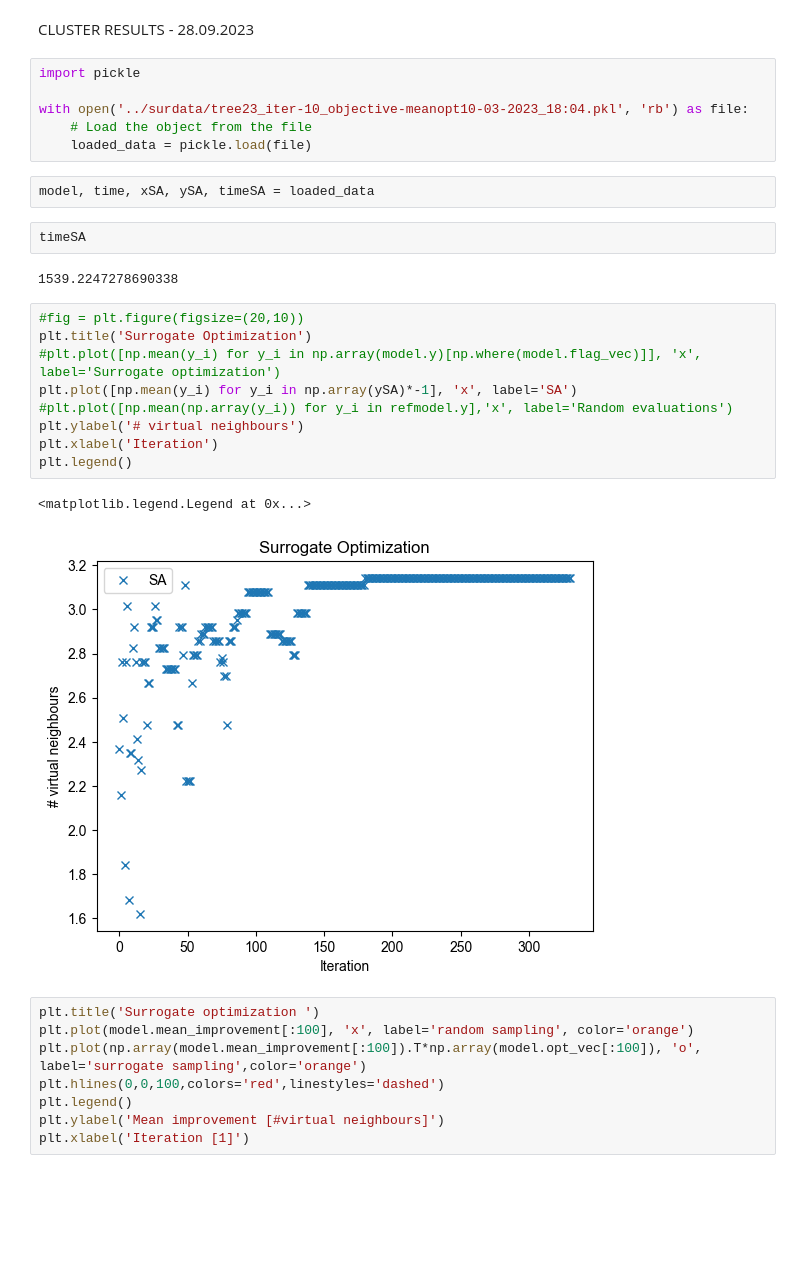
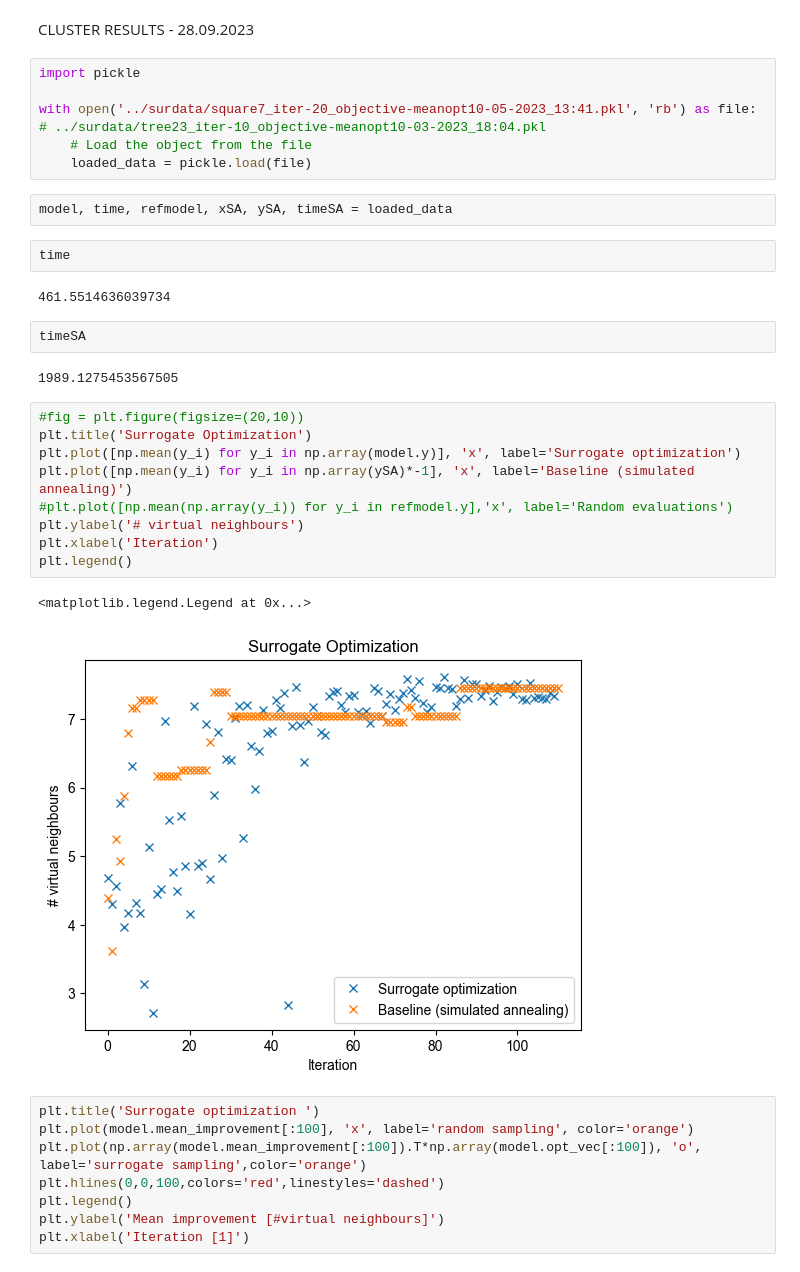
Before and after one commit to Luisenden/qnetsur, a Jupyter notebook: test.ipynb, the cells around one changed output. Cells and saved outputs as stored; diff of their text form; blank space fills up the shorter version.

```diff
--- a/test.ipynb
+++ b/test.ipynb
@@ -18,27 +18,31 @@ CLUSTER RESULTS - 28.09.2023
 # %%
 import pickle
 
-with open('../surdata/tree23_iter-10_objective-meanopt10-03-2023_18:04.pkl', 'rb') as file:
+with open('../surdata/square7_iter-20_objective-meanopt10-05-2023_13:41.pkl', 'rb') as file: # ../surdata/tree23_iter-10_objective-meanopt10-03-2023_18:04.pkl
     # Load the object from the file
     loaded_data = pickle.load(file)
 # %%
-model, time, xSA, ySA, timeSA = loaded_data
+model, time, refmodel, xSA, ySA, timeSA = loaded_data
+# %%
+time
+# %% [output]
+461.5514636039734
 # %%
 timeSA
 # %% [output]
-1539.2247278690338
+1989.1275453567505
 # %%
 #fig = plt.figure(figsize=(20,10))
 plt.title('Surrogate Optimization')
-#plt.plot([np.mean(y_i) for y_i in np.array(model.y)[np.where(model.flag_vec)]], 'x', label='Surrogate optimization')
-plt.plot([np.mean(y_i) for y_i in np.array(ySA)*-1], 'x', label='SA')
+plt.plot([np.mean(y_i) for y_i in np.array(model.y)], 'x', label='Surrogate optimization')
+plt.plot([np.mean(y_i) for y_i in np.array(ySA)*-1], 'x', label='Baseline (simulated annealing)')
 #plt.plot([np.mean(np.array(y_i)) for y_i in refmodel.y],'x', label='Random evaluations')
 plt.ylabel('# virtual neighbours')
 plt.xlabel('Iteration')
 plt.legend()
 # %% [output]
 <matplotlib.legend.Legend at 0x...>
-[figure, old version]
+[figure, new version]
 # %%
 plt.title('Surrogate optimization ')
 plt.plot(model.mean_improvement[:100], 'x', label='random sampling', color='orange')
```
Also changed, not shown: 1 other file.
